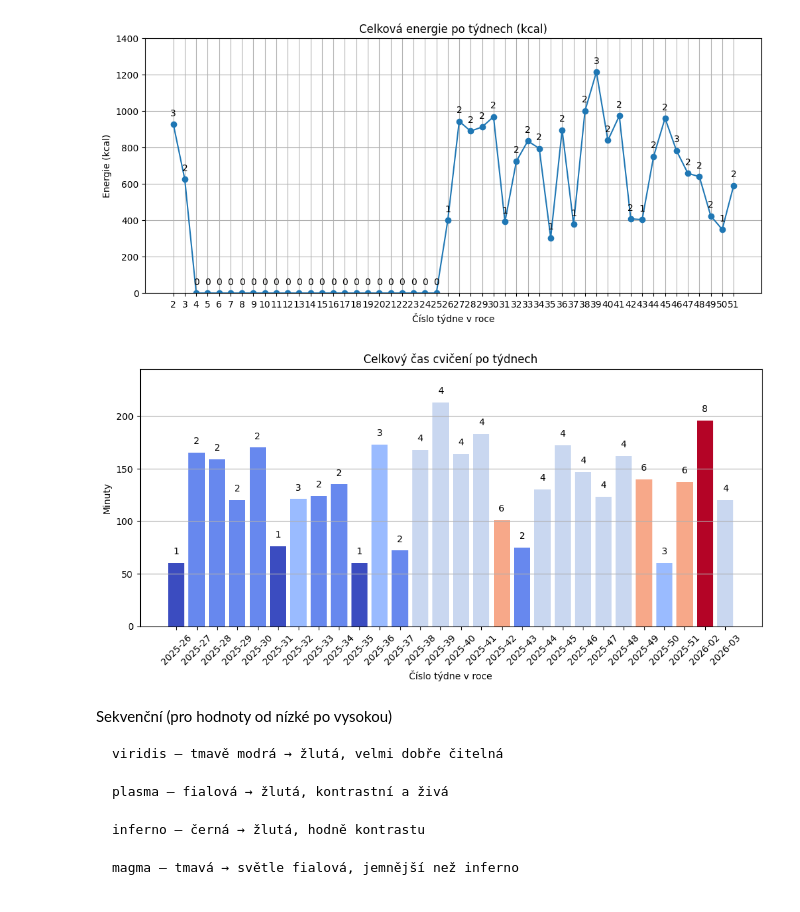
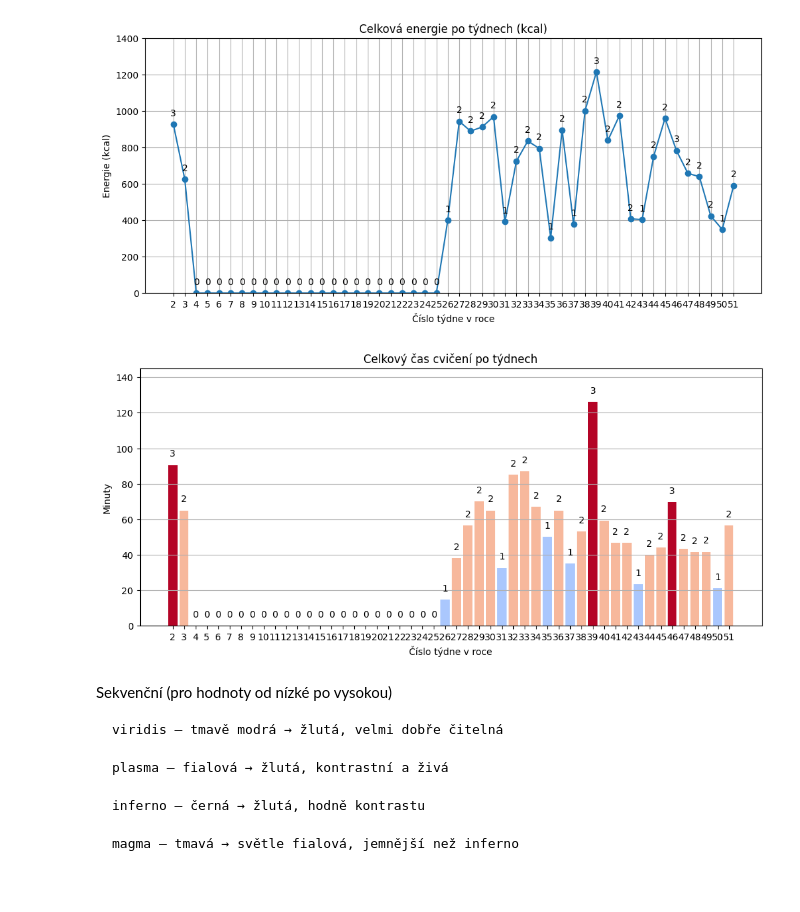
Before and after one commit to MarekCoderslab/TOPFIT, a Jupyter notebook: TOPFit_workout.ipynb, the cells around one changed output. Cells and saved outputs as stored; diff of their text form; code cells hidden in the pictures.

```diff
--- a/TOPFit_workout.ipynb
+++ b/TOPFit_workout.ipynb
@@ -451,22 +451,12 @@ import numpy as np
 import pandas as pd
 
 # --- jistota: vytvoř sloupec week jako int ---
-# df_exploded["week"] = pd.to_datetime(df["date"]).dt.isocalendar().week.astype(int)
-# iso = pd.to_datetime(df["date"]).dt.isocalendar() # stará verze
-# df_exploded["week"] = iso.year.astype(str) + "-" + iso.week.astype(str).str.zfill(2) # stará verze
-iso = pd.to_datetime(df_exploded["date"]).dt.isocalendar()
-df_exploded["week"] = (
-    iso.year.astype(str) + "-" + iso.week.astype(str).str.zfill(2)
-)
-
+df_exploded["week"] = pd.to_datetime(df["date"]).dt.isocalendar().week.astype(int)
 
 # kompletní rozsah týdnů (int list)
-# start_week = int(df["week"].min())
-# end_week = int(df["week"].max())
-# all_weeks = list(range(start_week, end_week + 1))
-# all_weeks = sorted(df_exploded["week"].unique())
-df_exploded["week"] = df_exploded["week"].astype(str)
-all_weeks = sorted(df_exploded["week"].unique())
+start_week = int(df["week"].min())
+end_week = int(df["week"].max())
+all_weeks = list(range(start_week, end_week + 1))
 
 # součet minut (doba) po týdnech, přeuspořádaný podle all_weeks
 weekly_minutes = (
@@ -485,37 +475,37 @@ weekly_counts = (
 )
 
 # --- barevná škála podle počtu lekcí ---
 vmin = weekly_counts.min()
 vmax = weekly_counts.max()
 # zabrání dělení nulou, když jsou všechny hodnoty stejné
 if vmin == vmax:
     norm = plt.Normalize(vmin - 1, vmax + 1)
 else:
     norm = plt.Normalize(vmin, vmax)
 cmap = cm.get_cmap("coolwarm")   # nebo "viridis", "plasma" atd.
 colors = cmap(norm(weekly_counts.values))
 
 # --- vykreslení ---
 fig, ax = plt.subplots(figsize=(12, 5))
-x = np.arange(len(all_weeks))  # pozice na ose x - nechat
+x = np.arange(len(all_weeks))  # pozice na ose x
 
 bars = ax.bar(x, weekly_minutes.values, color=colors)
 ax.set_ylim(0, max(130, weekly_minutes.max() * 1.15))  # minimální max 130, nebo dynamické
 ax.set_title("Celkový čas cvičení po týdnech")
 ax.set_xlabel("Číslo týdne v roce")
 ax.set_ylabel("Minuty")
-ax.set_xticks(x) # nechat
-ax.set_xticklabels(all_weeks, rotation=45) # nechat
+ax.set_xticks(x)
+ax.set_xticklabels(all_weeks, rotation=0)
 ax.grid(axis="y")
 
 # přidání počtu lekcí nad sloupce
 offset = max(1, weekly_minutes.max() * 0.03)
 for i, (val, cnt) in enumerate(zip(weekly_minutes.values, weekly_counts.values)):
     ax.text(i, val + offset, str(int(cnt)), ha='center', va='bottom')
 
 plt.show()
 # %% [output]
-[figure, old version]
+[figure, new version]
 # %% [markdown]
 Sekvenční (pro hodnoty od nízké po vysokou)
 
```
